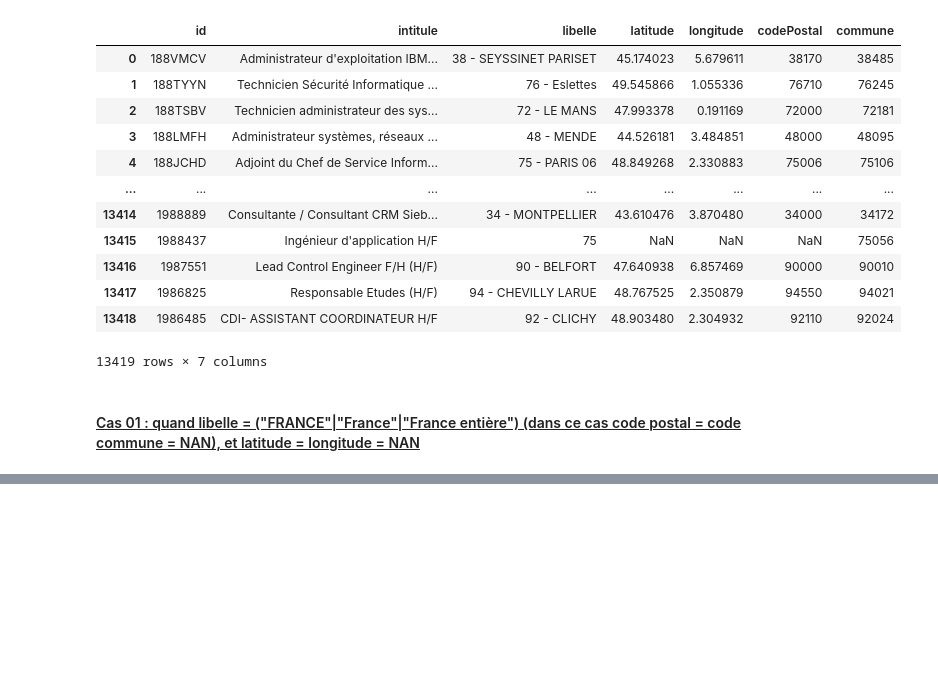
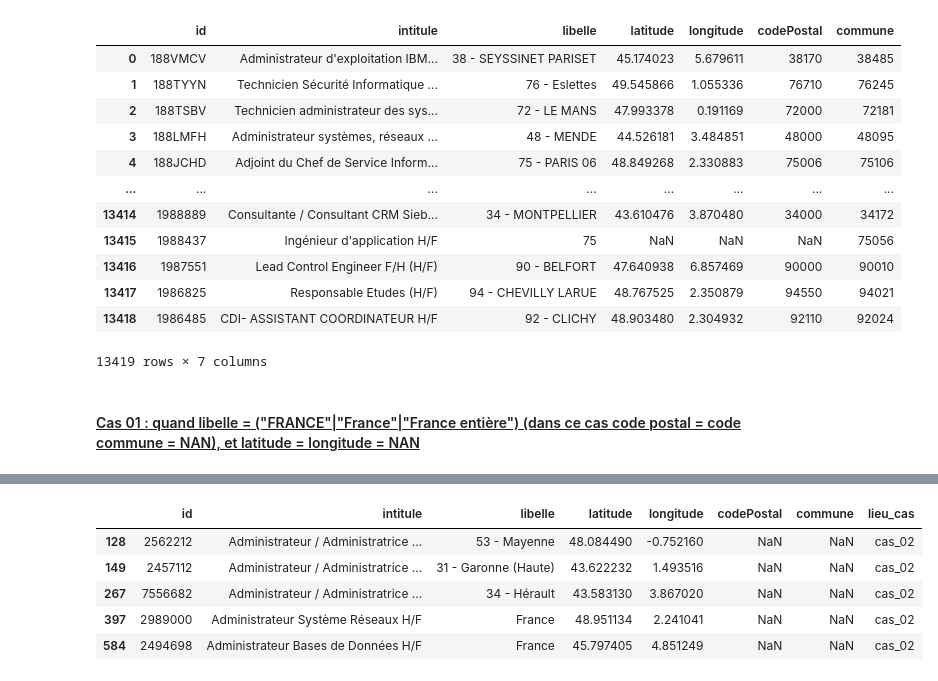
Before and after one commit to vimchun/Job-Market-in-France, a Jupyter notebook: api_extract__transform/notebook.ipynb, the cells around one changed output, grey strips where cells are left out. Drawn from its saved outputs; the diff is of its cells as text; code cells hidden in the pictures; blank space fills up the shorter version.

```diff
--- a/api_extract__transform/notebook.ipynb
+++ b/api_extract__transform/notebook.ipynb
@@ -101,0 +231,9 @@ df_lieu[df_lieu.lieu_cas == "cas_01"]
+# %%
+cas_02.head()
+# %% [output]
+|  | id | intitule | libelle | latitude | longitude | codePostal | commune | lieu_cas |
+| 128 | 2562212 | Administrateur / Administratrice ... | 53 - Mayenne | 48.084490 | -0.752160 | NaN | NaN | cas_02 |
+| 149 | 2457112 | Administrateur / Administratrice ... | 31 - Garonne (Haute) | 43.622232 | 1.493516 | NaN | NaN | cas_02 |
+| 267 | 7556682 | Administrateur / Administratrice ... | 34 - Hérault | 43.583130 | 3.867020 | NaN | NaN | cas_02 |
+| 397 | 2989000 | Administrateur Système Réseaux H/F | France | 48.951134 | 2.241041 | NaN | NaN | cas_02 |
+| 584 | 2494698 | Administrateur Bases de Données H/F | France | 45.797405 | 4.851249 | NaN | NaN | cas_02 |
```
Also changed, not shown: parts of 64 cells of this notebook, 1 other file.
